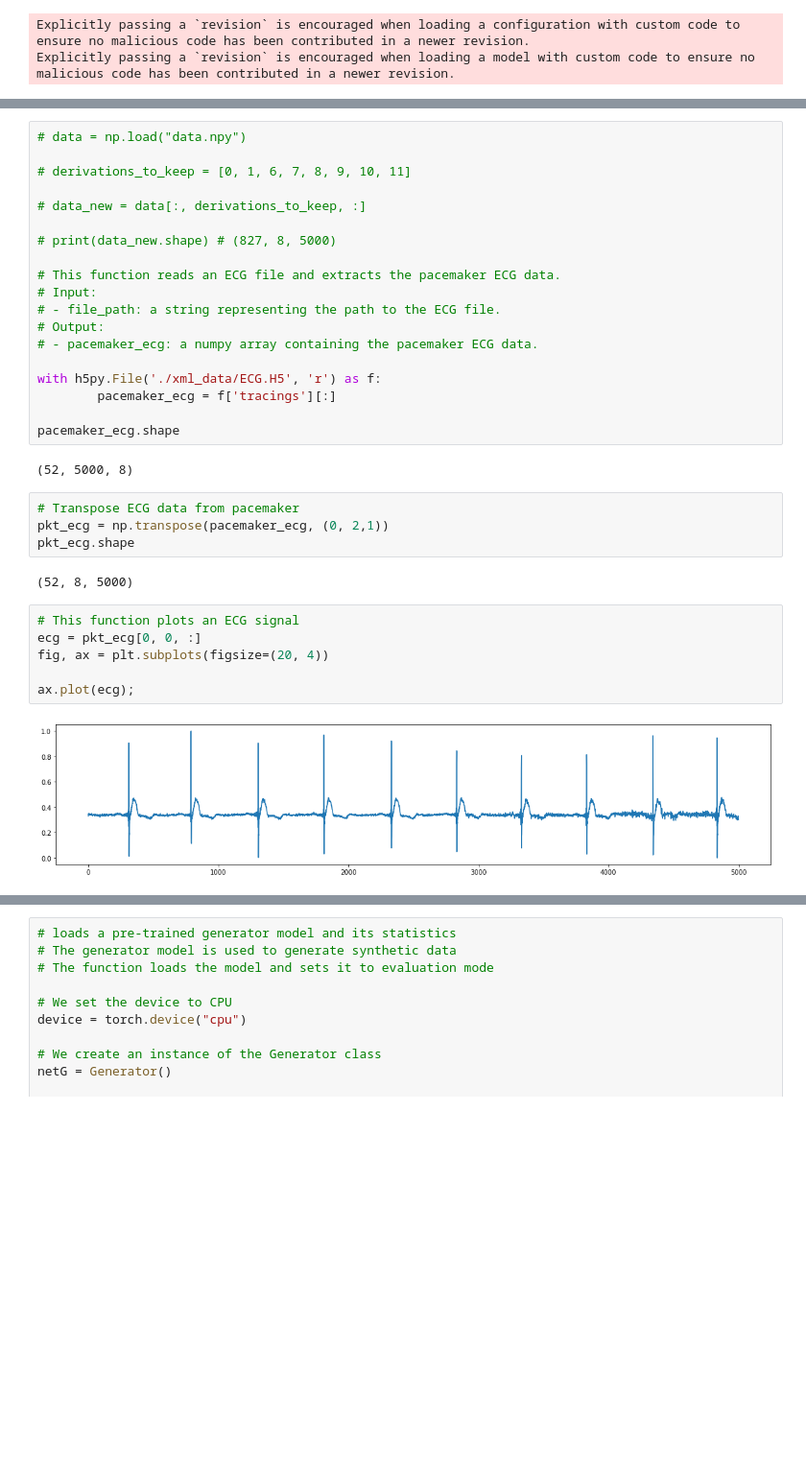
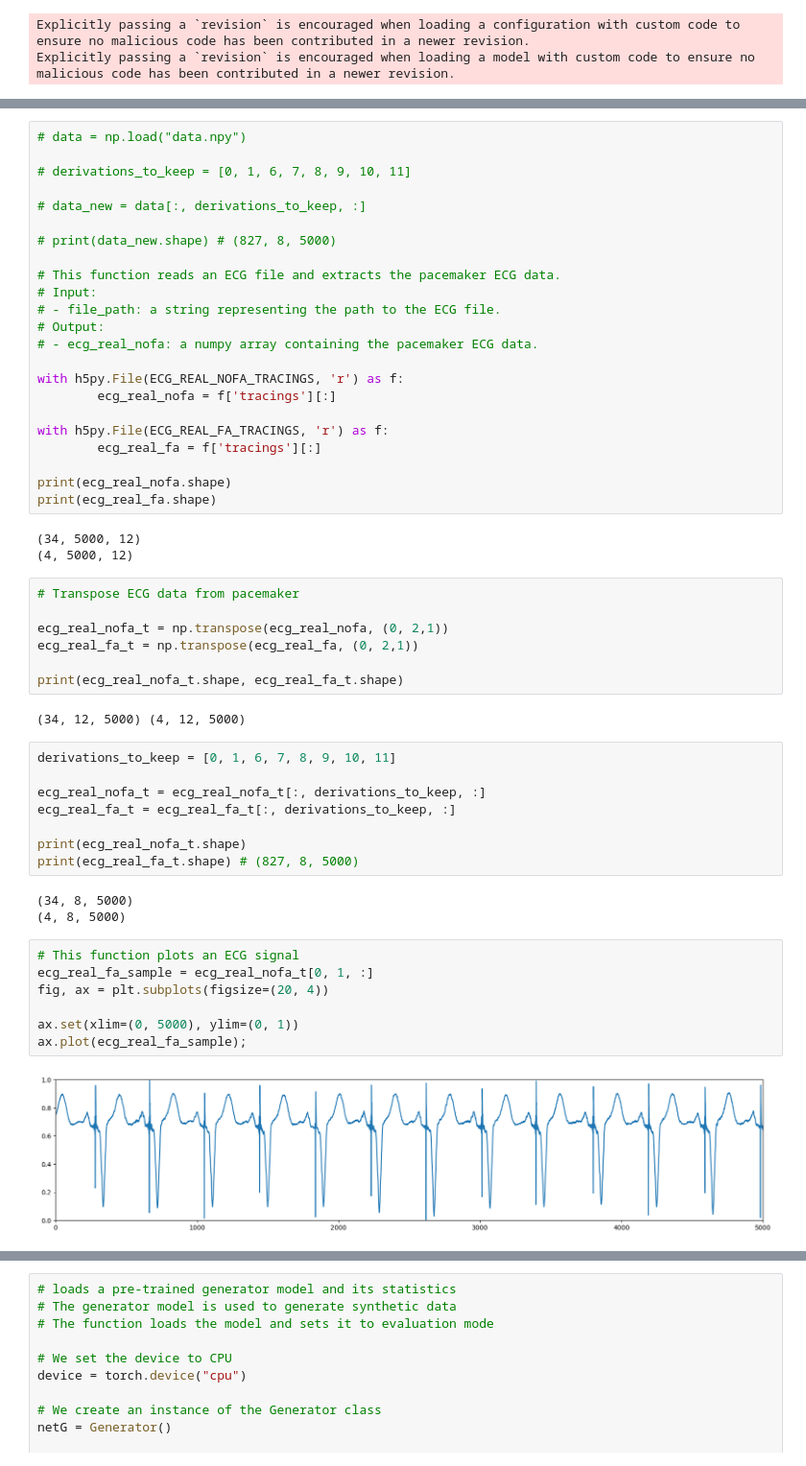
Before and after one commit to CharlemagneBrain/AF_Prediction_Pipelines, a Jupyter notebook: DataGeneration.ipynb, the cells around one changed output, grey strips where cells are left out. Shown at 96% size. Saved outputs shown, nothing was run; the diff lists cells and outputs as text; blank space fills up the shorter version.

Commit message:
DataGeneration_Done

```diff
--- a/DataGeneration.ipynb
+++ b/DataGeneration.ipynb
@@ -37,28 +64,48 @@ Explicitly passing a `revision` is encouraged when loading a model with custom c
 # Input:
 # - file_path: a string representing the path to the ECG file.
 # Output:
-# - pacemaker_ecg: a numpy array containing the pacemaker ECG data.
+# - ecg_real_nofa: a numpy array containing the pacemaker ECG data.
 
-with h5py.File('./xml_data/ECG.H5', 'r') as f:
-        pacemaker_ecg = f['tracings'][:]
+with h5py.File(ECG_REAL_NOFA_TRACINGS, 'r') as f:
+        ecg_real_nofa = f['tracings'][:]
 
-pacemaker_ecg.shape
+with h5py.File(ECG_REAL_FA_TRACINGS, 'r') as f:
+        ecg_real_fa = f['tracings'][:]
+
+print(ecg_real_nofa.shape)
+print(ecg_real_fa.shape)
 # %% [output]
-(52, 5000, 8)
+(34, 5000, 12)
+(4, 5000, 12)
 # %%
 # Transpose ECG data from pacemaker
-pkt_ecg = np.transpose(pacemaker_ecg, (0, 2,1))
-pkt_ecg.shape
+
+ecg_real_nofa_t = np.transpose(ecg_real_nofa, (0, 2,1))
+ecg_real_fa_t = np.transpose(ecg_real_fa, (0, 2,1))
+
+print(ecg_real_nofa_t.shape, ecg_real_fa_t.shape)
 # %% [output]
-(52, 8, 5000)
+(34, 12, 5000) (4, 12, 5000)
+# %%
+derivations_to_keep = [0, 1, 6, 7, 8, 9, 10, 11]
+
+ecg_real_nofa_t = ecg_real_nofa_t[:, derivations_to_keep, :]
+ecg_real_fa_t = ecg_real_fa_t[:, derivations_to_keep, :]
+
+print(ecg_real_nofa_t.shape)
+print(ecg_real_fa_t.shape) # (827, 8, 5000)
+# %% [output]
+(34, 8, 5000)
+(4, 8, 5000)
 # %%
 # This function plots an ECG signal
-ecg = pkt_ecg[0, 0, :]
+ecg_real_fa_sample = ecg_real_nofa_t[0, 1, :]
 fig, ax = plt.subplots(figsize=(20, 4))
 
-ax.plot(ecg);
+ax.set(xlim=(0, 5000), ylim=(0, 1))
+ax.plot(ecg_real_fa_sample);
 # %% [output]
-[figure, old version]
+[figure, new version]
 # %%
 # This code generates a plot of the output of a model for 5 samples.
 # The plot has 2 rows and 4 columns, with each subplot showing the output for one of the 8 derivations.
```
Also changed, not shown: parts of 92 cells of this notebook.
